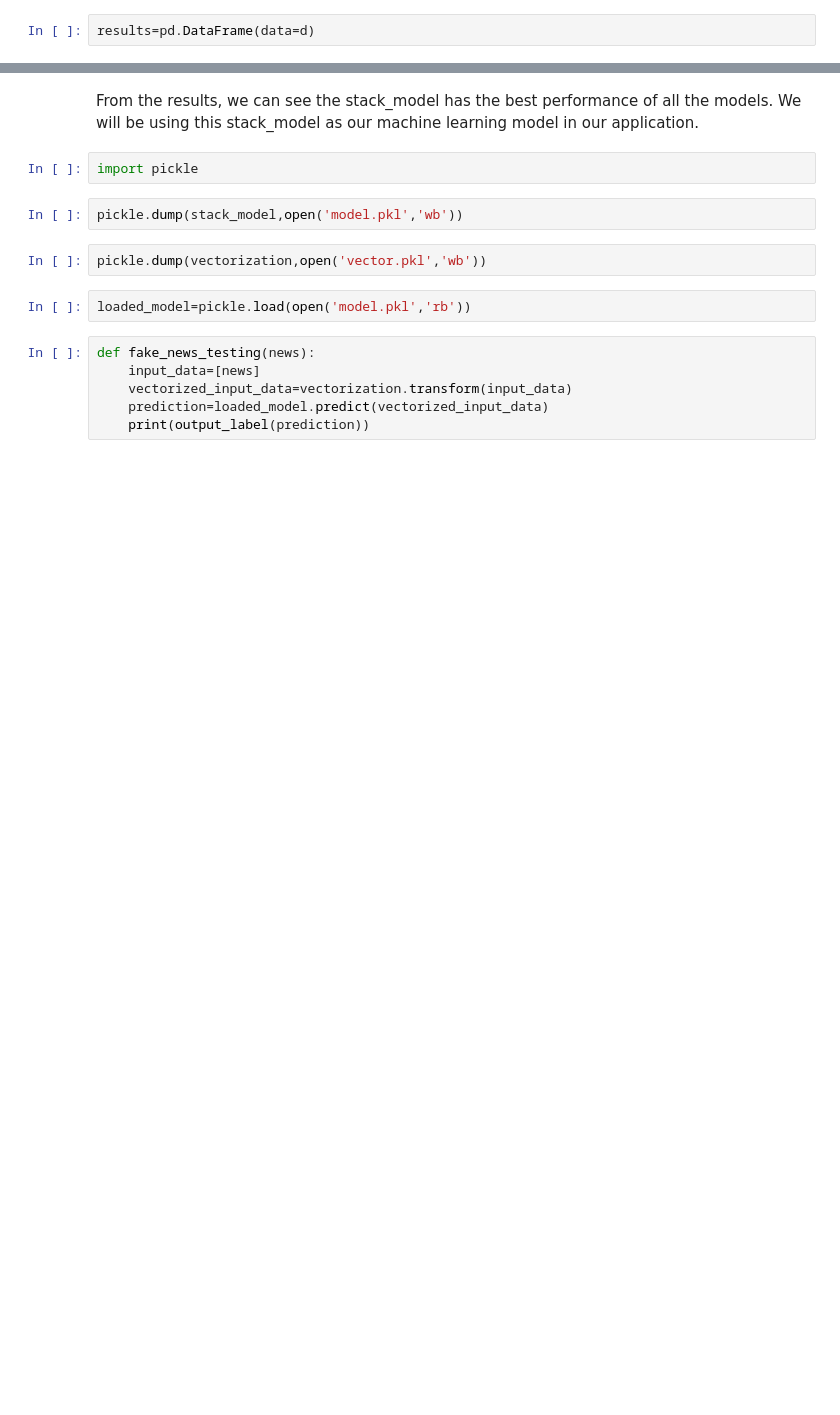
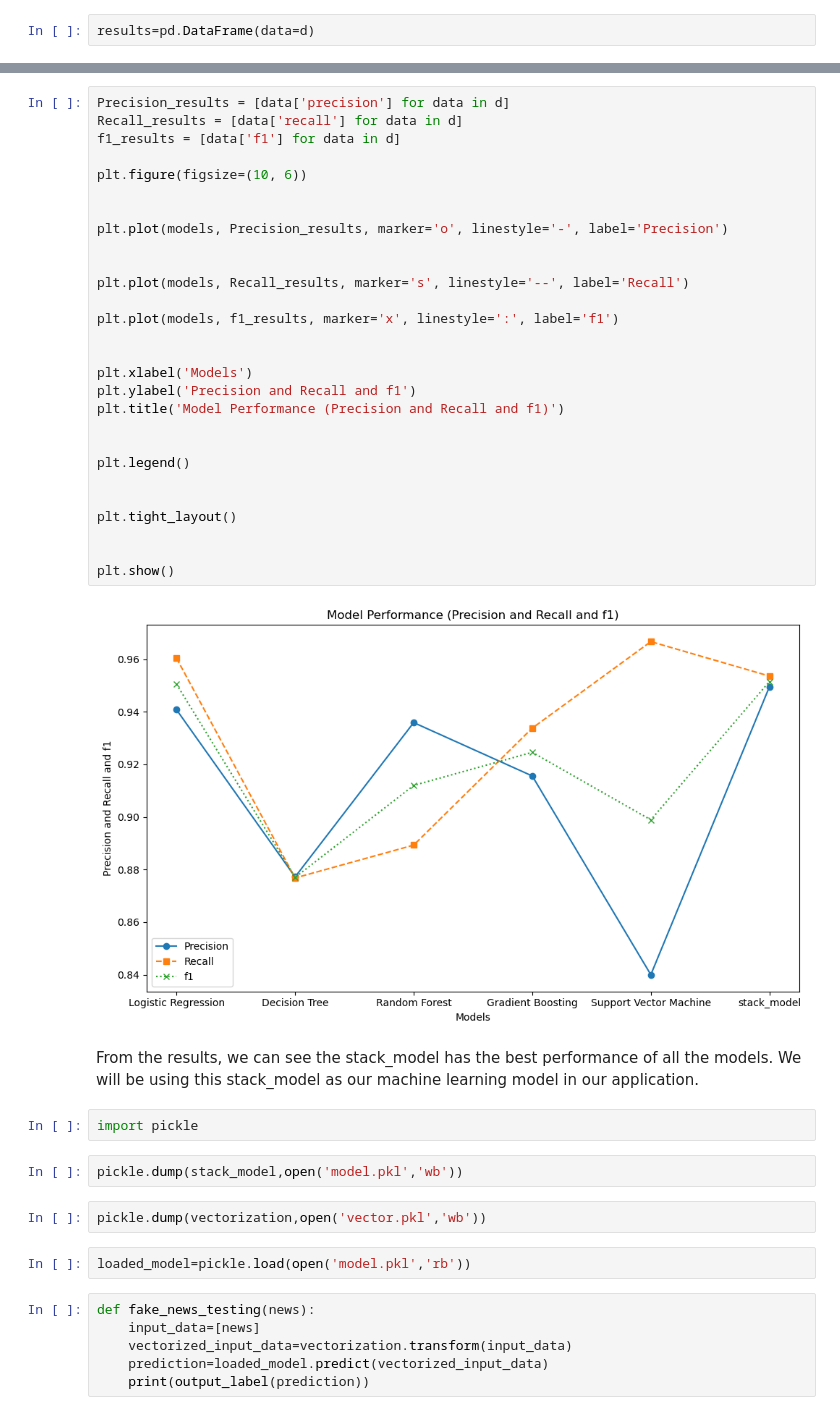
Before and after one commit to chingchieh9000/fake-news-detection, a Jupyter notebook: Fake news detection model training.ipynb, the cells around one changed output, grey strips where cells are left out. Drawn from its saved outputs; the diff is of its cells as text; blank space fills up the shorter version.

```diff
--- a/Fake news detection model training.ipynb
+++ b/Fake news detection model training.ipynb
@@ -610,3 +836,33 @@ results
+# %%
+Precision_results = [data['precision'] for data in d]
+Recall_results = [data['recall'] for data in d]
+f1_results = [data['f1'] for data in d]
+
+plt.figure(figsize=(10, 6))
+
+
+plt.plot(models, Precision_results, marker='o', linestyle='-', label='Precision')
+
+
+plt.plot(models, Recall_results, marker='s', linestyle='--', label='Recall')
+
+plt.plot(models, f1_results, marker='x', linestyle=':', label='f1')
+
+
+plt.xlabel('Models')
+plt.ylabel('Precision and Recall and f1')
+plt.title('Model Performance (Precision and Recall and f1)')
+
+
+plt.legend()
+
+
+plt.tight_layout()
+
+
+plt.show()
+# %% [output]
+[figure, added]
 # %% [markdown]
 From the results, we can see the stack_model has the best performance of all the models. We will be using this stack_model as our machine learning model in our application.
 # %%
```
Also changed, not shown: parts of 54 cells of this notebook.
